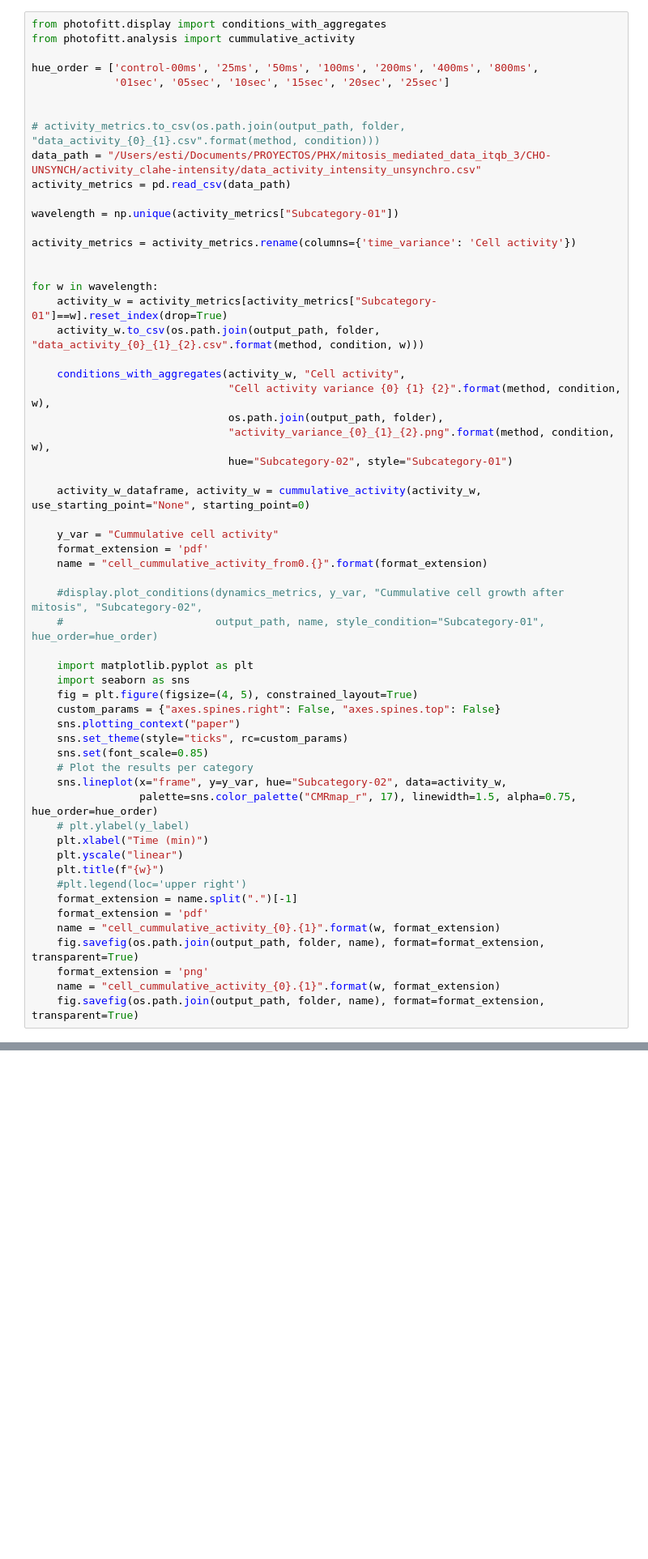
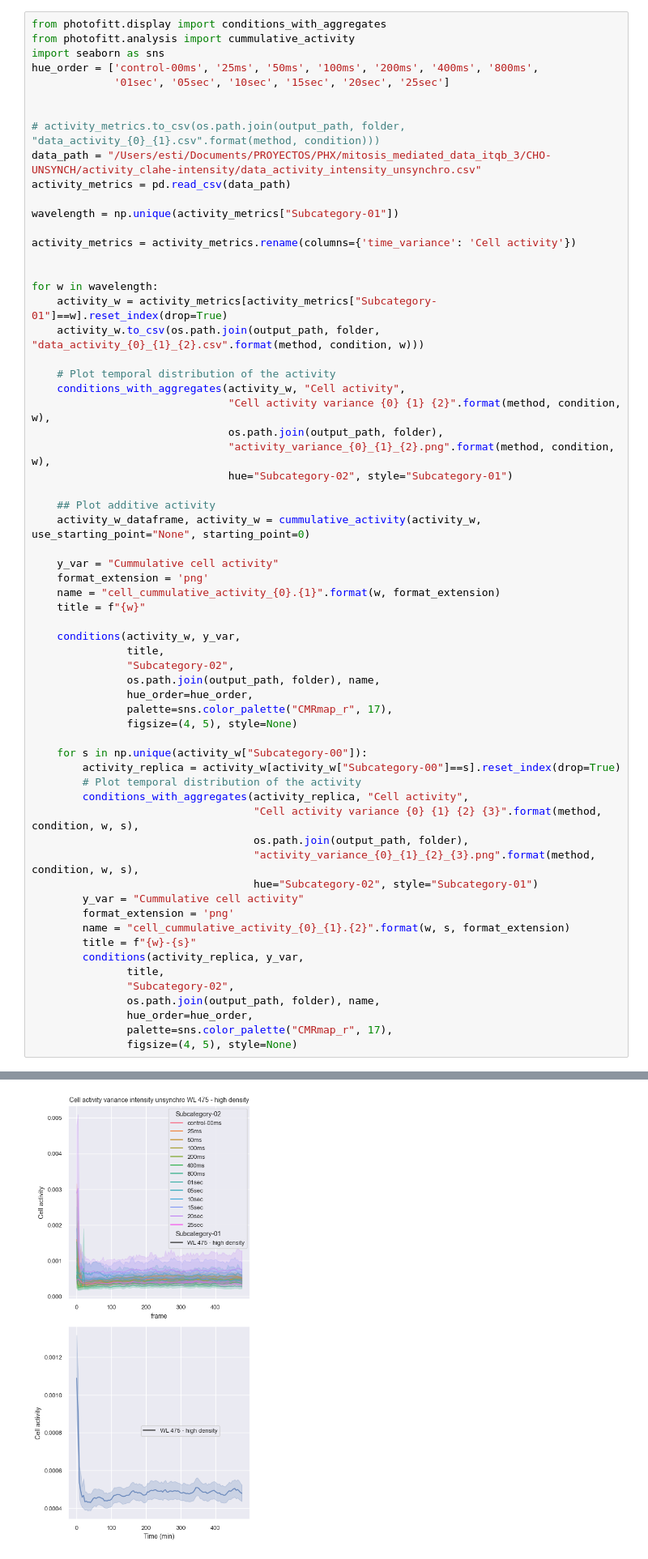
Before and after one commit to HenriquesLab/PhotoFiTT, a Jupyter notebook: notebooks/Analyse phototoxicity data.ipynb, the cells around one changed output, grey strips where cells are left out. Shown at 81% size. Saved outputs shown, nothing was run; the diff lists cells and outputs as text; blank space fills up the shorter version.

Commit message:
plots

```diff
--- a/notebooks/Analyse phototoxicity data.ipynb
+++ b/notebooks/Analyse phototoxicity data.ipynb
@@ -247,7 +247,7 @@ data.to_csv("/Users/esti/Documents/PROYECTOS/PHX/mitosis_mediated_data_itqb_3/CH
 # %%
 from photofitt.display import conditions_with_aggregates
 from photofitt.analysis import cummulative_activity
-
+import seaborn as sns
 hue_order = ['control-00ms', '25ms', '50ms', '100ms', '200ms', '400ms', '800ms',
              '01sec', '05sec', '10sec', '15sec', '20sec', '25sec']
 
@@ -265,40 +265,46 @@ for w in wavelength:
     activity_w = activity_metrics[activity_metrics["Subcategory-01"]==w].reset_index(drop=True)
     activity_w.to_csv(os.path.join(output_path, folder, "data_activity_{0}_{1}_{2}.csv".format(method, condition, w)))
 
+    # Plot temporal distribution of the activity
     conditions_with_aggregates(activity_w, "Cell activity",
                                "Cell activity variance {0} {1} {2}".format(method, condition, w),
                                os.path.join(output_path, folder),
                                "activity_variance_{0}_{1}_{2}.png".format(method, condition, w),
                                hue="Subcategory-02", style="Subcategory-01")
 
+    ## Plot additive activity
     activity_w_dataframe, activity_w = cummulative_activity(activity_w, use_starting_point="None", starting_point=0)
 
     y_var = "Cummulative cell activity"
-    format_extension = 'pdf'
-    name = "cell_cummulative_activity_from0.{}".format(format_extension)
-
-    #display.plot_conditions(dynamics_metrics, y_var, "Cummulative cell growth after mitosis", "Subcategory-02",
-    #                        output_path, name, style_condition="Subcategory-01", hue_order=hue_order)
-
-    import matplotlib.pyplot as plt
-    import seaborn as sns
-    fig = plt.figure(figsize=(4, 5), constrained_layout=True)
-    custom_params = {"axes.spines.right": False, "axes.spines.top": False}
-    sns.plotting_context("paper")
-    sns.set_theme(style="ticks", rc=custom_params)
-    sns.set(font_scale=0.85)
-    # Plot the results per category
-    sns.lineplot(x="frame", y=y_var, hue="Subcategory-02", data=activity_w,
-                 palette=sns.color_palette("CMRmap_r", 17), linewidth=1.5, alpha=0.75, hue_order=hue_order)
-    # plt.ylabel(y_label)
-    plt.xlabel("Time (min)")
-    plt.yscale("linear")
-    plt.title(f"{w}")
-    #plt.legend(loc='upper right')
-    format_extension = name.split(".")[-1]
-    format_extension = 'pdf'
-    name = "cell_cummulative_activity_{0}.{1}".format(w, format_extension)
-    fig.savefig(os.path.join(output_path, folder, name), format=format_extension, transparent=True)
     format_extension = 'png'
     name = "cell_cummulative_activity_{0}.{1}".format(w, format_extension)
-    fig.savefig(os.path.join(output_path, folder, name), format=format_extension, transparent=True)
+    title = f"{w}"
+
+    conditions(activity_w, y_var,
+               title,
+               "Subcategory-02",
+               os.path.join(output_path, folder), name,
+               hue_order=hue_order,
+               palette=sns.color_palette("CMRmap_r", 17),
+               figsize=(4, 5), style=None)
+
+    for s in np.unique(activity_w["Subcategory-00"]):
+        activity_replica = activity_w[activity_w["Subcategory-00"]==s].reset_index(drop=True)
+        # Plot temporal distribution of the activity
+        conditions_with_aggregates(activity_replica, "Cell activity",
+                                   "Cell activity variance {0} {1} {2} {3}".format(method, condition, w, s),
+                                   os.path.join(output_path, folder),
+                                   "activity_variance_{0}_{1}_{2}_{3}.png".format(method, condition, w, s),
+                                   hue="Subcategory-02", style="Subcategory-01")
+        y_var = "Cummulative cell activity"
+        format_extension = 'png'
+        name = "cell_cummulative_activity_{0}_{1}.{2}".format(w, s, format_extension)
+        title = f"{w}-{s}"
+        conditions(activity_replica, y_var,
+               title,
+               "Subcategory-02",
+               os.path.join(output_path, folder), name,
+               hue_order=hue_order,
+               palette=sns.color_palette("CMRmap_r", 17),
+               figsize=(4, 5), style=None)
+# %% [output]
@@ -304,0 +312 @@ for w in wavelength:
+[figure, added]
```
Also changed, not shown: parts of 1 cell of this notebook, 1 other file.
